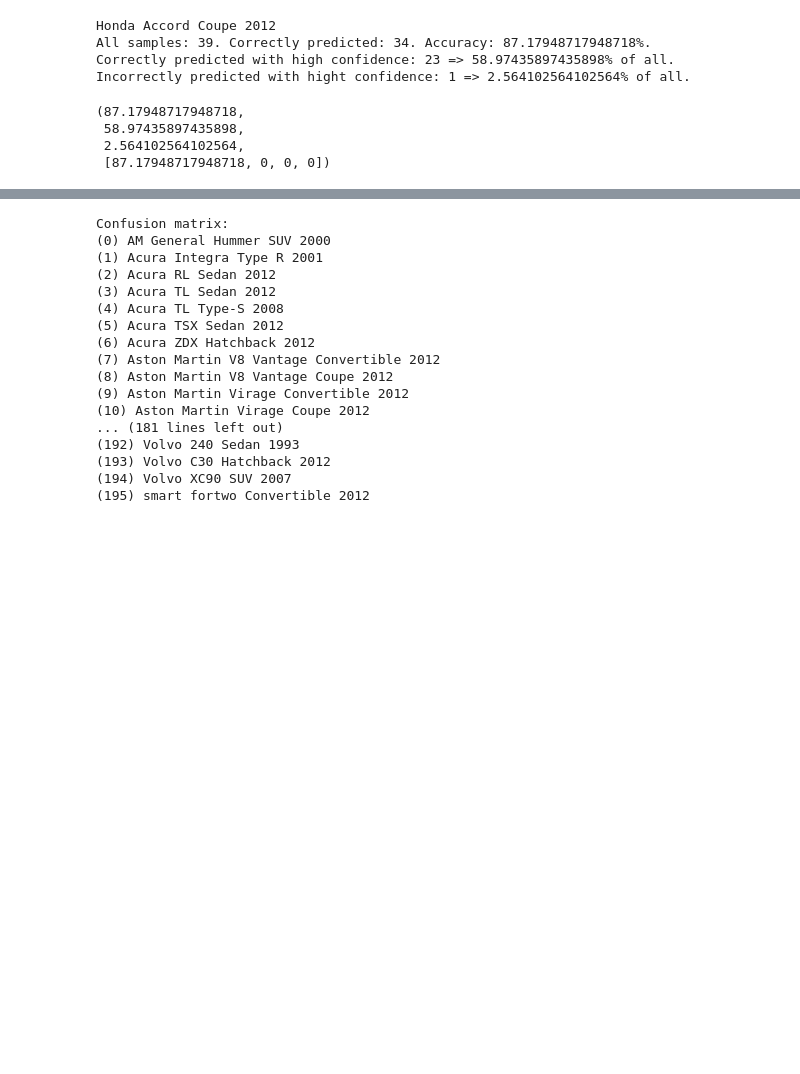
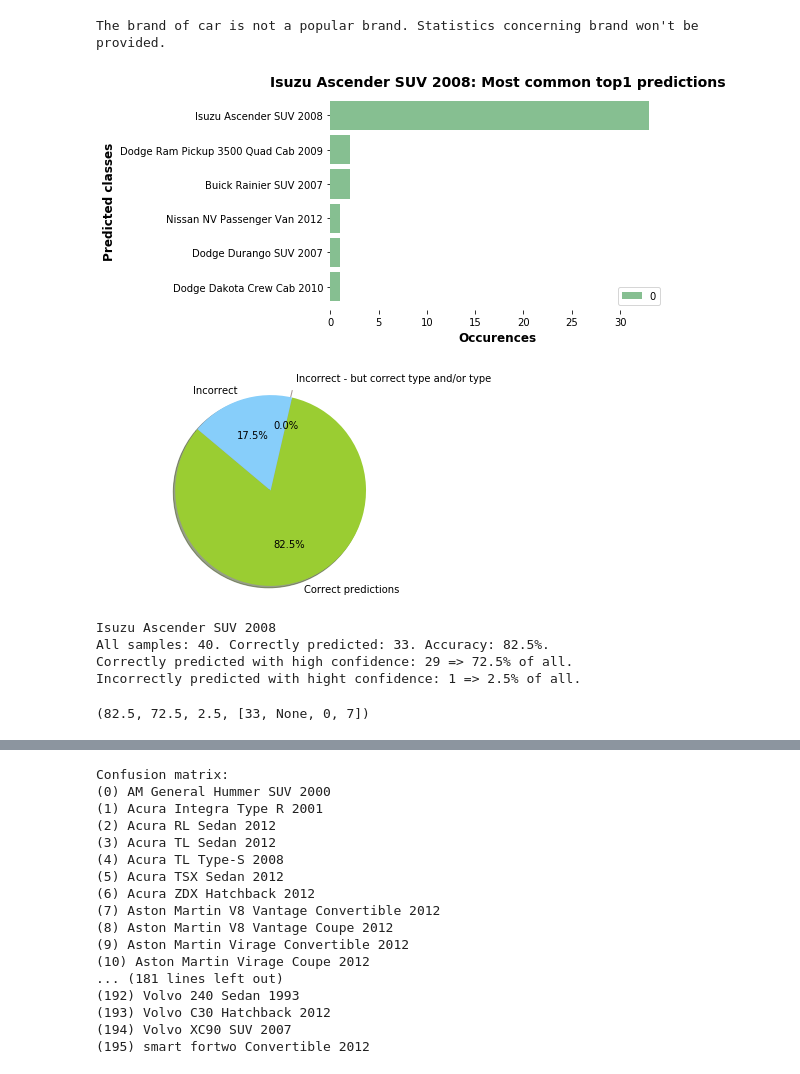
Before and after one commit to kaamka/cars-classification-deep-learning, a Jupyter notebook: demo.ipynb, the cells around one changed output, grey strips where cells are left out. Saved outputs shown, nothing was run; the diff lists cells and outputs as text; code cells hidden in the pictures; blank space fills up the shorter version.

Commit message:
analysis of in/correct brand/type analysis for all classes at one pie chart

```diff
--- a/demo.ipynb
+++ b/demo.ipynb
@@ -239,9 +245,9 @@ def return_car_types(class_names):
     return car_types_in_dataset_common
 
 def is_popular_brand(class_name, popular_brands):
-    return class_name in popular_brands
+    return take_make_from_classname(class_name) in popular_brands
 
 
 def is_popular_type(class_name, popular_types):
-    return class_name in popular_types
+    return take_cartype_from_classname(class_name) in popular_types
 # %%
@@ -309,27 +354,37 @@ def mostcommon_predictions(list_of_preds, title='', fontsize=5, savepath='', man
 # %%
 #(img_path, model, input_shape, class_names, input_shape, class_names, correct_class, show_imgs=True, top=5):
 class_names = return_class_names_list(RESULTS_FOLDER)
+common_brands = return_most_common_brands(class_names)
+common_types = return_car_types(class_names)
+# print(common_brands)
+# print(common_types)
 
 
 def predict_on_class(model, input_shape, class_names,
                      common_brands, common_types, folder_path, threshold=0.99,
-                     show_plots=False, print_analysis=True, savepath=''):
+                     show_plots=True, print_analysis=True, savepath=''):
+    print(class_name)
     class_name = os.path.basename(folder_path)
-    class_name_brand = ''
-    class_name_cartype = ''
+    class_name_brand = take_make_from_classname(class_name)
+    class_name_cartype = take_cartype_from_classname(class_name)
     # verify popularity ===> boolean popular_cartype_or_brand = False
     n_correct_brand = None
     n_correct_brand_or_type = None # correct brand, but not necesserely model (fiat punto instead of fiat bravo)
     n_totally_incorrect = None
+
 
     if is_popular_brand(class_name, common_brands):
         n_correct_brand = 0
         n_correct_brand_or_type = 0
         n_totally_incorrect = 0
     else:
-        if is_popular_brand(class_name, common_brands):
+        print ("The brand of car is not a popular brand. Statistics concerning brand won't be provided.")
+        if is_popular_type(class_name, common_types):
             n_correct_brand_or_type = 0
             n_totally_incorrect = 0
+        else:
+            print ("The type of car is not a popular brand. Statistics concerning type won't be provided.")
+
 
     main_return_dict = {}
     n_correct_make_and_model = 0 # correctly predicted (the higher value the better)
@@ -360,48 +415,71 @@ def predict_on_class(model, input_shape, class_names,
             if (float(predictions[0][0][1]) >= threshold):
                 n_corrects_high_confidence+=1
         if (predictions[0][0][0] != class_name):
             incorrect_predictions.append(predictions[0][0][0])
             if (float(predictions[0][0][1]) >= threshold):
                 n_incorrect_high_confidence+=1
-            ##
+            if n_correct_brand is not None:
+                if take_make_from_classname(predictions[0][0][0]) == class_name_brand:
+                    n_correct_brand+=1
+                    n_correct_brand_or_type+=1
+                else:
+                    if (n_correct_brand_or_type is not None) and (
+                                                                take_cartype_from_classname(
+                                                                predictions[0][0][0]) == class_name_cartype):
+                        n_correct_brand_or_type+=1
+        if n_correct_brand_or_type is not None:
+            n_totally_incorrect = len(incorrect_predictions) - n_correct_brand_or_type
+        else:
+            n_correct_brand_or_type = len(incorrect_predictions)
+
         for prediction in predictions[0]:
             top5_predictions.append(prediction[0])
             if (float(prediction[1]) >= 0.3):
                 top5_predictions_high.append(prediction[0])
             # print(prediction[0])
     #print(top5_predictions)
     #print(incorrect_predictions)
-    if show_plots:
-        mostcommon_predictions(top5_predictions, class_name+': '+'Most common top5 predictions',
-                               savepath=savepath)
-        mostcommon_predictions(all_top1_predictions,
-                                    class_name+': '+'Most common top1 predictions', many_data=False,
-                                    savepath=savepath)
     accuracy = n_correct_make_and_model/n_all_samples*100
     correctly_pred_high_conf_perc = n_corrects_high_confidence/n_all_samples*100
     incorrectly_pred_hih_conf_perc = n_incorrect_high_confidence/n_all_samples*100
     brand_type_analysis = [n_correct_make_and_model,
                            n_correct_brand, n_correct_brand_or_type, n_totally_incorrect]
+    if show_plots:
+        #mostcommon_predictions(top5_predictions, class_name+': '+'Most common top5 predictions',
+                               #savepath=savepath)
+        mostcommon_predictions(all_top1_predictions,
+                                    class_name+': '+'Most common top1 predictions', many_data=False,
+                                    savepath=savepath)
+
+        if n_correct_brand is not None:
+            plot_prediction_analysis_all(brand_type_analysis)
+            plot_prediction_analysis_brand(brand_type_analysis)
+        else:
+            if n_correct_brand_or_type is not None:
+                plot_prediction_analysis_all(brand_type_analysis)
+
+
     if print_analysis:
-        print(class_name)
         print("All samples: {}. Correctly predicted: {}. Accuracy: {}%.".format(n_all_samples,
                     n_correct_make_and_model,accuracy))
         print("Correctly predicted with high confidence: {} => {}% of all.".
               format(n_corrects_high_confidence,correctly_pred_high_conf_perc))
         print("Incorrectly predicted with hight confidence: {} => {}% of all. ".
               format(n_incorrect_high_confidence,incorrectly_pred_hih_conf_perc))
 
     return accuracy, correctly_pred_high_conf_perc, incorrectly_pred_hih_conf_perc, brand_type_analysis
 
 # plot_model(loaded_model, to_file='model.svg', show_layr_names=True, show_shapes=True)
-predict_on_class(loaded_model, input_shape, class_names, TEST_DIR_TST + '/Honda Accord Coupe 2012')
+predict_on_class(loaded_model, input_shape,
+                 class_names, common_brands, common_types,
+                 TEST_DIR_TST + '/Isuzu Ascender SUV 2008')
 # %% [output]
-Honda Accord Coupe 2012
-All samples: 39. Correctly predicted: 34. Accuracy: 87.17948717948718%.
-Correctly predicted with high confidence: 23 => 58.97435897435898% of all.
-Incorrectly predicted with hight confidence: 1 => 2.564102564102564% of all.
+The brand of car is not a popular brand. Statistics concerning brand won't be provided.
+[figure, added]
+[figure, added]
-(87.17948717948718,
- 58.97435897435898,
- 2.564102564102564,
- [87.17948717948718, 0, 0, 0])
+Isuzu Ascender SUV 2008
+All samples: 40. Correctly predicted: 33. Accuracy: 82.5%.
+Correctly predicted with high confidence: 29 => 72.5% of all.
+Incorrectly predicted with hight confidence: 1 => 2.5% of all.
+(82.5, 72.5, 2.5, [33, None, 0, 7])
 # %%
```
Also changed, not shown: parts of 3 cells of this notebook.
